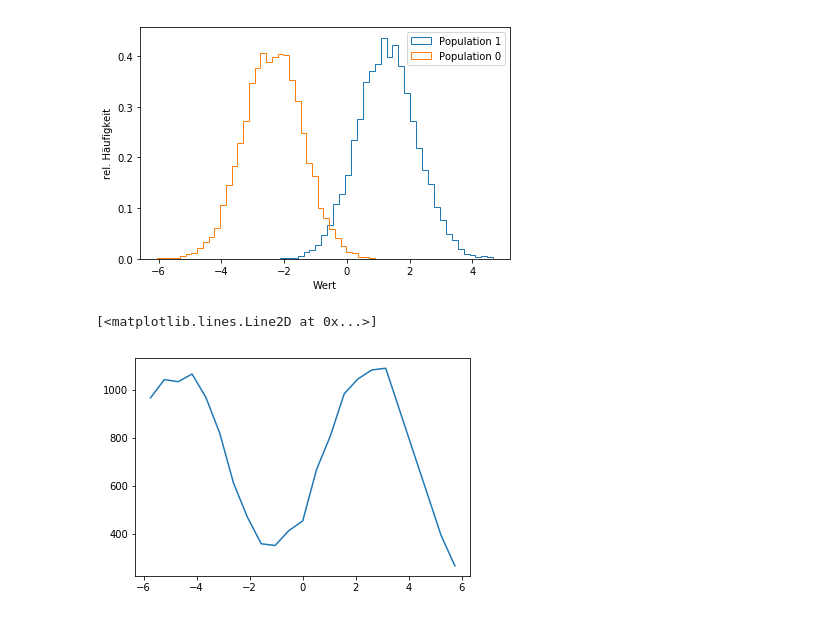
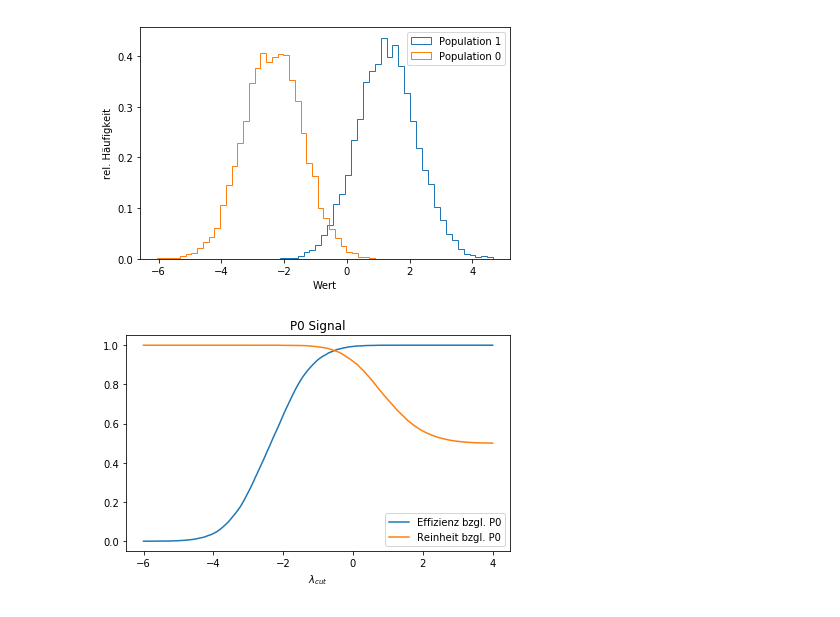
Before and after one commit to andksrm/smd1819, a Jupyter notebook: Blatt4/blatt4.ipynb, the cells around one changed output. Saved outputs shown, nothing was run; the diff lists cells and outputs as text; code cells hidden in the pictures.

```diff
--- a/Blatt4/blatt4.ipynb
+++ b/Blatt4/blatt4.ipynb
@@ -100,15 +99,6 @@ plt.tight_layout()
 plt.show()
 # %% [output]
 [figure]
-# %%
-p1hist,p1bins=np.histogram(P_1_proj,bins=np.linspace(-3,3,24))
-p0hist,p0bins=np.histogram(P_0_proj,bins=np.linspace(-3,3,24))
-p01hist=p1hist+p0hist
-p01bins=(p1bins[1:]+p1bins[:-1])/2+(p0bins[1:]+p0bins[:-1])/2
-plt.plot(p01bins,p01hist)
-# %% [output]
-[<matplotlib.lines.Line2D at 0x...>]
-[figure, removed]
 # %%
 def E_R0(L_cut):#P0 Signal
     if (len(P_0_proj[L_cut>P_0_proj])+len(P_1_proj[L_cut<P_1_proj]))==0:
@@ -122,0 +123,13 @@ def E_R1(L_cut):#P1 Signal
+# %%
+E_R0_data=[]
+for i in np.linspace(-6,4,120):
+    E_R0_data.append(E_R0(i))
+plt.title("P0 Signal")
+plt.plot(np.linspace(-6,4,120),[i[0] for i in E_R0_data],label="Effizienz bzgl. P0")
+plt.plot(np.linspace(-6,4,120),[i[1] for i in E_R0_data],label="Reinheit bzgl. P0")
+plt.legend()
+plt.xlabel("$\lambda_{cut}$")
+plt.tight_layout()
+plt.show()
+# %% [output]
+[figure, added]
```
Also changed, not shown: parts of 5 cells of this notebook.
